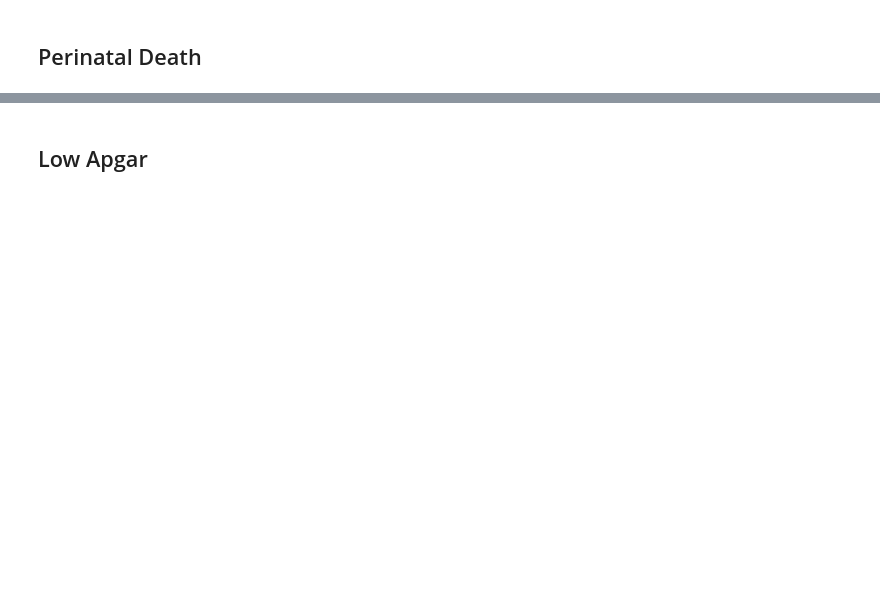
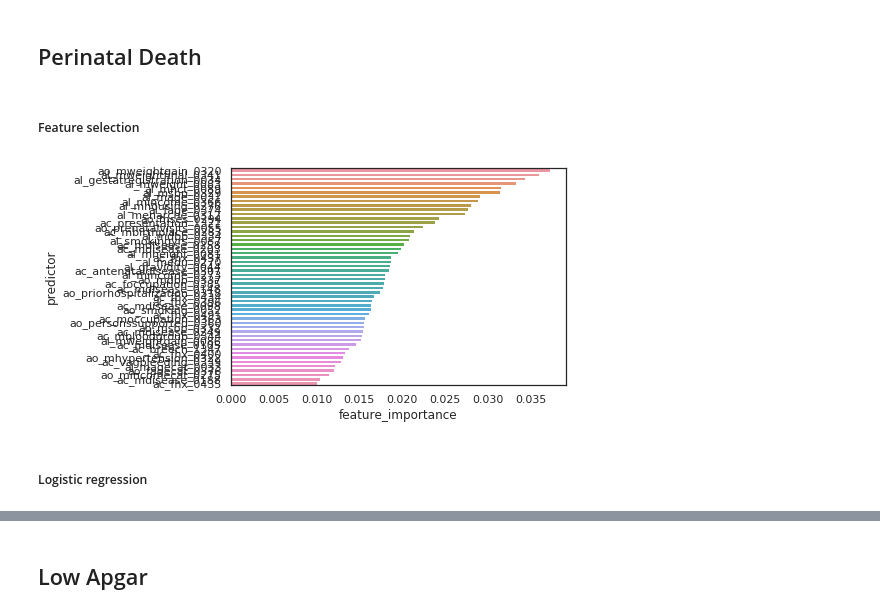
Before and after one commit to MRCIEU/hie-ml, a Jupyter notebook: HIE_ML.ipynb, the cells around one changed output, grey strips where cells are left out. Saved outputs shown, nothing was run; the diff lists cells and outputs as text; code cells hidden in the pictures; blank space fills up the shorter version.

Commit message:
added antenatal and intrapartum

```diff
--- a/HIE_ML.ipynb
+++ b/HIE_ML.ipynb
@@ -311,2 +311,19 @@ Brier loss: 0.005
 # %% [markdown]
 ## Perinatal Death
+# %% [markdown]
+##### Feature selection
+# %%
+# split out data
+train_x, train_y = split_data(train, antenatal, '_perinataldeath')
+test_x, test_y = split_data(test, antenatal, '_perinataldeath')
+# %%
+# Recursive feature elimination using Random Forest classifier
+train_x, train_y, test_x, test_y = recursive_feature_elimination_rf(train_x, train_y, test_x, test_y)
+# %%
+# plot top feature importance measures for variables that contribute to the model
+fi = get_feature_importance(train_x, train_y)
+ax = sns.barplot(y='predictor', x="feature_importance", data=fi.sort_values('feature_importance', ascending=False))
+# %% [output]
+[figure, added]
+# %% [markdown]
+##### Logistic regression
```
Also changed, not shown: parts of 130 cells of this notebook.
